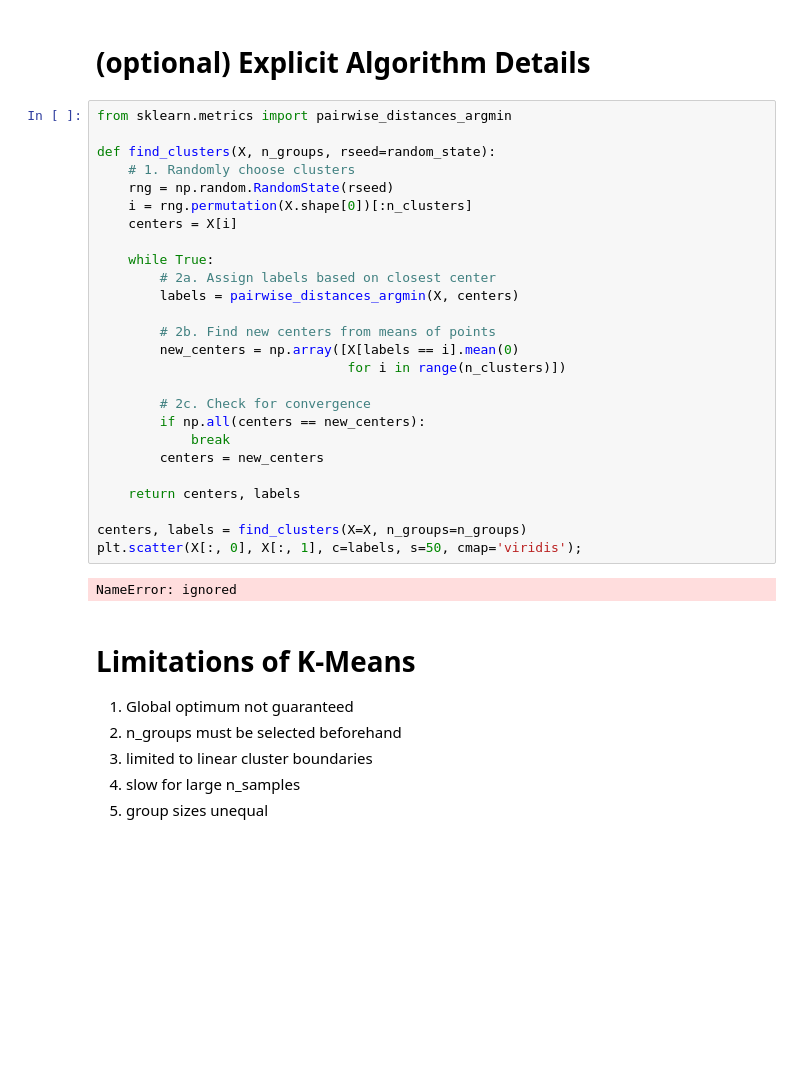
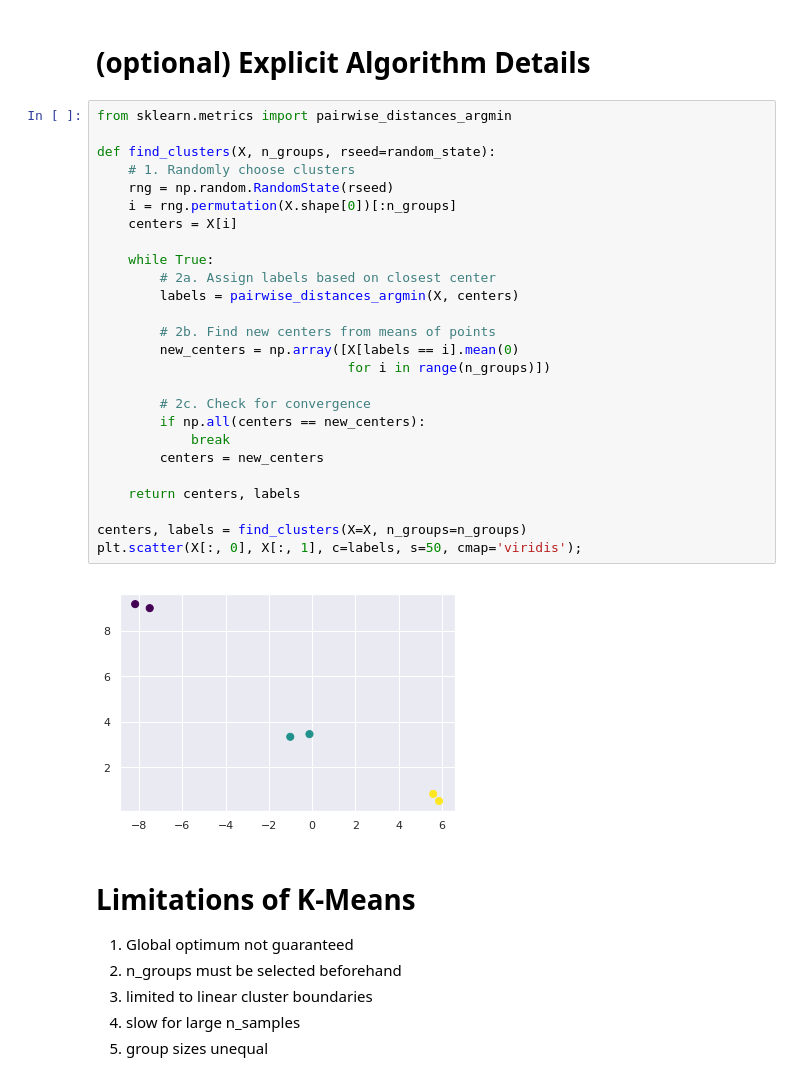
Before and after one commit to korymath/public_notebooks, a Jupyter notebook: Building_Equal_Size_Clusters_Kyle_Mathewson_Sept_2019.ipynb, the cells around one changed output. Drawn from its saved outputs; the diff is of its cells as text; blank space fills up the shorter version.

```diff
--- a/Building_Equal_Size_Clusters_Kyle_Mathewson_Sept_2019.ipynb
+++ b/Building_Equal_Size_Clusters_Kyle_Mathewson_Sept_2019.ipynb
@@ -62,31 +70,31 @@ Unequal group sizes
 # %%
 from sklearn.metrics import pairwise_distances_argmin
 
 def find_clusters(X, n_groups, rseed=random_state):
     # 1. Randomly choose clusters
     rng = np.random.RandomState(rseed)
-    i = rng.permutation(X.shape[0])[:n_clusters]
+    i = rng.permutation(X.shape[0])[:n_groups]
     centers = X[i]
 
     while True:
         # 2a. Assign labels based on closest center
         labels = pairwise_distances_argmin(X, centers)
 
         # 2b. Find new centers from means of points
         new_centers = np.array([X[labels == i].mean(0)
-                                for i in range(n_clusters)])
+                                for i in range(n_groups)])
 
         # 2c. Check for convergence
         if np.all(centers == new_centers):
             break
         centers = new_centers
 
     return centers, labels
 
 centers, labels = find_clusters(X=X, n_groups=n_groups)
 plt.scatter(X[:, 0], X[:, 1], c=labels, s=50, cmap='viridis');
 # %% [output]
-NameError: ignored
+[figure, added]
 # %% [markdown]
 # Limitations of K-Means
 
```
Also changed, not shown: parts of 29 cells of this notebook.
